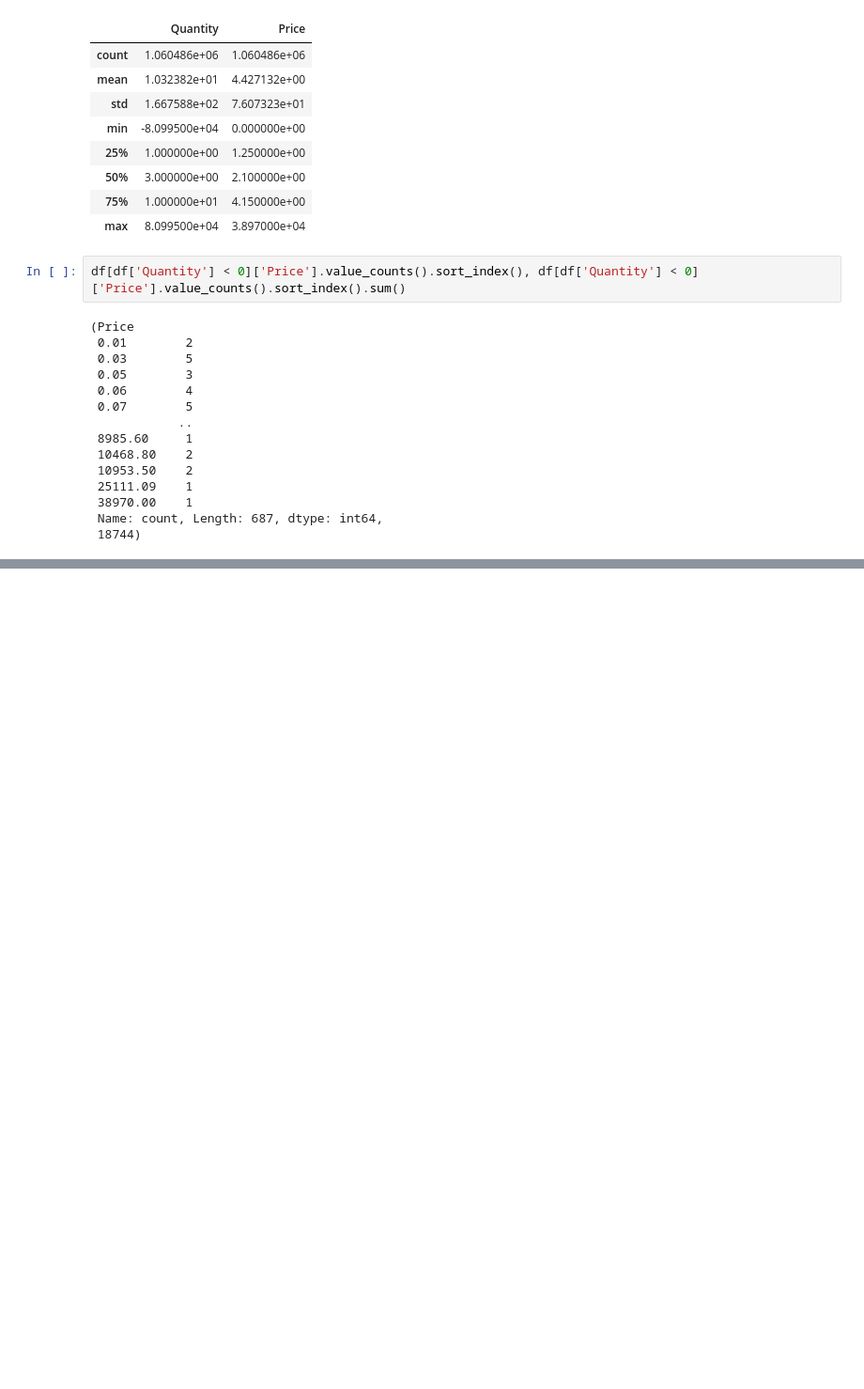
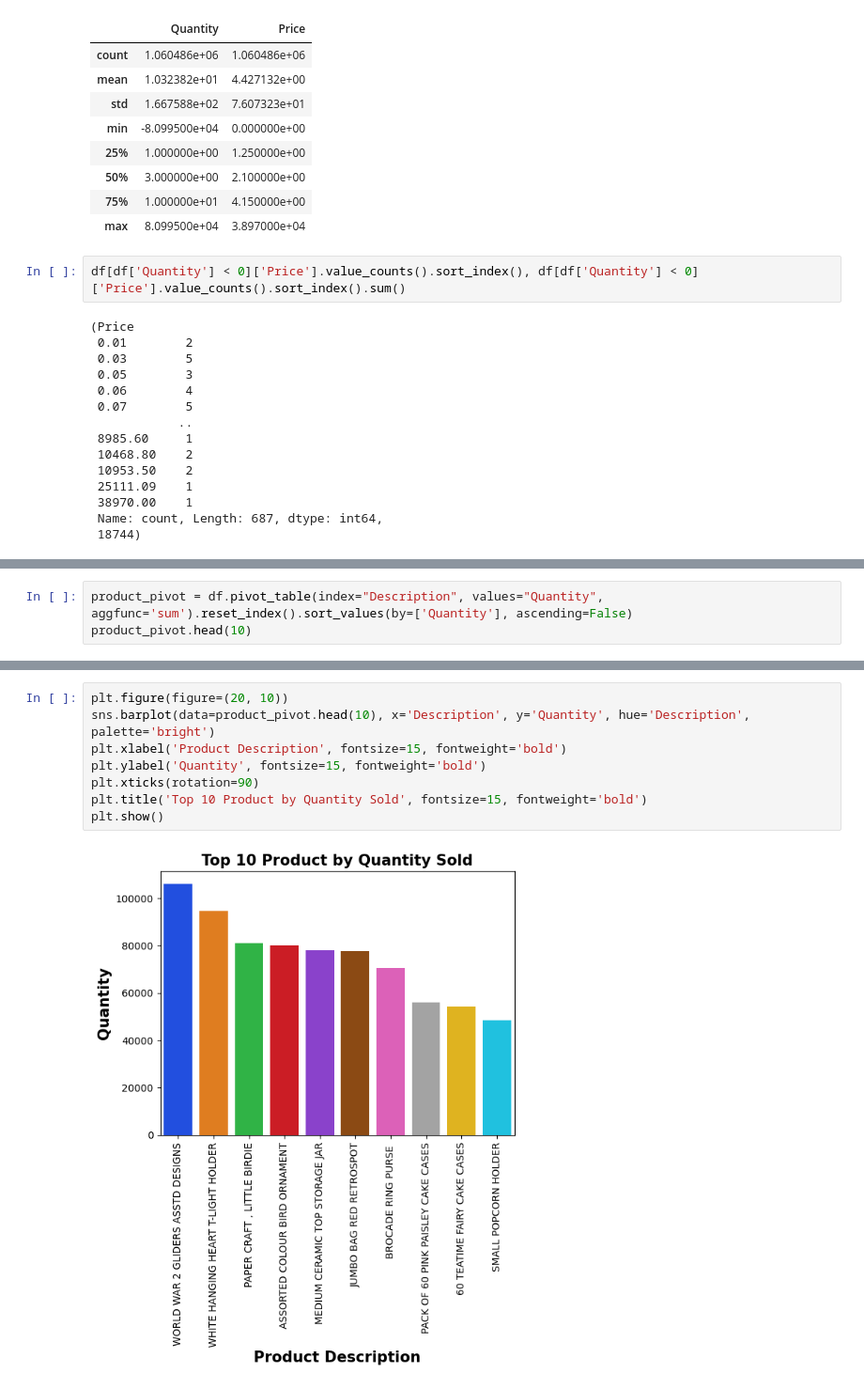
Before and after one commit to RITS98/Forecasting-Real-World-Applications-IEOR-4578-Project, a Jupyter notebook: Project 1/Project_1.ipynb, the cells around one changed output, grey strips where cells are left out. Shown at 94% size. Cells and saved outputs as stored; diff of their text form; blank space fills up the shorter version.

Commit message:
Added Exploratory Data Analysis

```diff
--- a/Project 1/Project_1.ipynb
+++ b/Project 1/Project_1.ipynb
@@ -344,0 +406,3 @@ NameError: name 'SARIMA' is not defined
+# %%
+product_pivot = df.pivot_table(index="Description", values="Quantity", aggfunc='sum').reset_index().sort_values(by=['Quantity'], ascending=False)
+product_pivot.head(10)
@@ -344,0 +421,10 @@ NameError: name 'SARIMA' is not defined
+# %%
+plt.figure(figure=(20, 10))
+sns.barplot(data=product_pivot.head(10), x='Description', y='Quantity', hue='Description', palette='bright')
+plt.xlabel('Product Description', fontsize=15, fontweight='bold')
+plt.ylabel('Quantity', fontsize=15, fontweight='bold')
+plt.xticks(rotation=90)
+plt.title('Top 10 Product by Quantity Sold', fontsize=15, fontweight='bold')
+plt.show()
+# %% [output]
+[figure, added]
```
Also changed, not shown: parts of 28 cells of this notebook.
